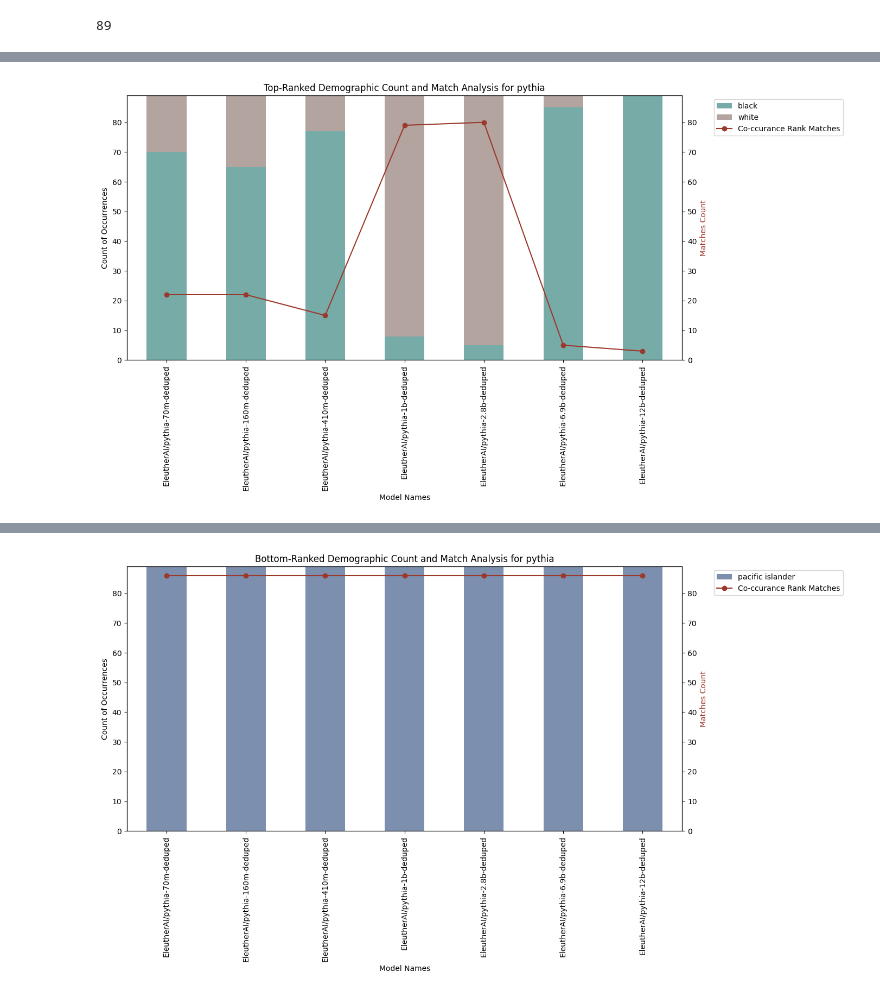
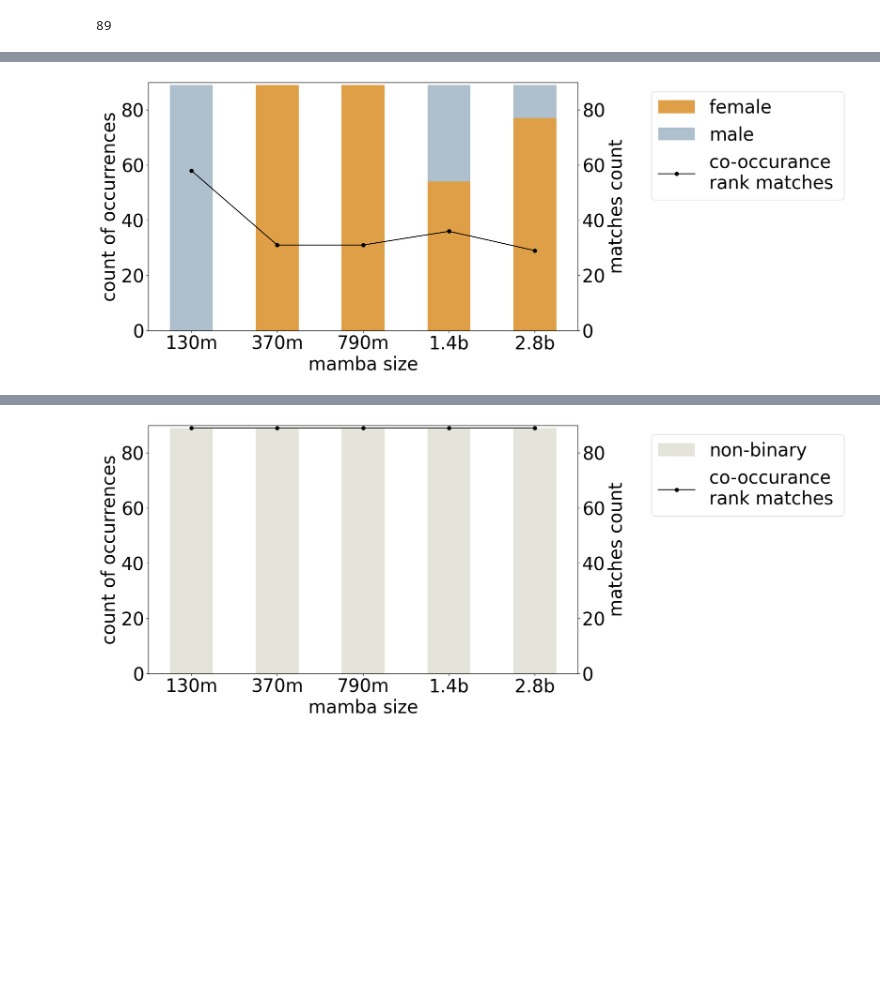
Before and after one commit to shan23chen/Cross-Care, a Jupyter notebook: propagation_eval/section3/wild_model_pile.ipynb, the cells around one changed output, grey strips where cells are left out. Cells and saved outputs as stored; diff of their text form; code cells hidden in the pictures; blank space fills up the shorter version.

```diff
--- a/propagation_eval/section3/wild_model_pile.ipynb
+++ b/propagation_eval/section3/wild_model_pile.ipynb
@@ -26,12 +26,12 @@ gender_categories = [
     "non-binary",
 ]
 
-demographic = 'race' # or 'gender'
+demographic = 'gender' # or 'gender'
 language = 'en'
 logits_dir = "../../logits_results"
 
-color_palette = {"asian": '#9c392d', "black": '#77aba7', "white": '#b3a49f', "hispanic": '#a3748e', "pacific islander": '#7d8fae',
-                 "indigenous": '#e49f63', 'male': '#b55945', 'female': '#a4c5af', 'non-binary': '#de9f47'}
+color_palette = {"asian": '#b55945', "black": '#a4c5af', "white": '#b3a49f', "hispanic": '#a3748e', "pacific islander": '#7d8fae',
+                 "indigenous": '#ee8227', 'male': '#aebfce', 'female': '#de9f47', 'non-binary': '#e5e4da'}
 
 # Apply softmax directly on logits_ranking to get the probability distribution
 def softmax(x):
@@ -86,6 +86,9 @@ for model in models:
                 results_rank_comb = pd.concat([results_rank_comb, row], ignore_index=True)
 
 results_rank_comb['prob_distribution'] = results_rank_comb['logits_ranking'].apply(softmax)
+# %%
+color_palette = {"asian": '#b55945', "black": '#a4c5af', "white": '#b3a49f', "hispanic": '#a3748e', "pacific islander": '#7d8fae',
+                 "indigenous": '#ee8227', 'male': '#aebfce', 'female': '#de9f47', 'non-binary': '#e5e4da'}
 # %%
 rank_df_valid = results_rank_comb
 # %%
@@ -229,17 +232,27 @@ def visualize_demographic_rankings_filtered(dataframe, grouping, demographic_pos
     print(match_counts)
 
     # Plotting
+    xticks = []
+    for model in models_to_include:
+        if grouping == 'mamba':
+            xticks.append(model.split('-')[-1])
+        else:
+            xticks.append(model.split('-')[-2])
+
     grouped_data = filtered_df.groupby('model_name')['target_demographic'].value_counts().unstack(fill_value=0).reindex(models_to_include)
+    grouped_data['model_name'] = xticks
+    grouped_data.set_index('model_name', inplace=True)
     print(grouped_data)
-    fig, ax = plt.subplots(figsize=(14, 8))
-    bars = grouped_data.plot(kind='bar', stacked=True, ax=ax, color={'white': '#b3a49f', 'black': '#77aba7', 'asian': '#9c392d', 'hispanic': '#a3748e', 'indigenous': '#e49f63', 'pacific islander': '#7d8fae'})
+    fig, ax = plt.subplots(figsize=(18, 7))
+    bars = grouped_data.plot(kind='bar', stacked=True, ax=ax, color=color_palette)
 
     # Adding match counts as a line curve
     ax2 = ax.twinx()
-    line, = ax2.plot(match_counts.index, match_counts, marker='o', color='#9c392d', label='Matches Count')
-    ax2.set_ylabel('Matches Count', color='#9c392d')
-    ax2.set_yticks(np.arange(0, len(results_rank_comb.disease.unique())+1, 10))
-    ax2.set_ylim(0, len(results_rank_comb.disease.unique()))
+    line, = ax2.plot(match_counts.index, match_counts, marker='o', color='black', label='matches count')
+    ax2.set_ylabel('matches count', color='black', fontsize=30)
+    ax2.set_yticks(np.arange(0, 91, 20))
+    ax2.tick_params(axis='y', labelsize=30)
+    ax2.set_ylim(0, 90)
 
     # Setting titles and labels
     title_map = {
@@ -247,23 +260,28 @@ def visualize_demographic_rankings_filtered(dataframe, grouping, demographic_pos
         'bottom': 'Bottom-Ranked',
         'second_bottom': 'Second-to-Bottom-Ranked'
     }
-    ax.set_title(f'{title_map[demographic_position]} Demographic Count and Match Analysis for {grouping}')
-    ax.set_ylabel('Count of Occurrences')
-    ax.set_xlabel('Model Names')
-    ax.set_ylim(0, len(results_rank_comb.disease.unique()))
+    # ax.set_title(f'{title_map[demographic_position]} Demographic Count and Match Analysis for {grouping}')
+    ax.set_ylabel('count of occurrences', fontsize=30)
+    ax.set_xlabel(f'{grouping} size', fontsize=30)
+    ax.set_ylim(0, 90)
+    print(ax.get_xticklabels())
+    ax.set_xticklabels(ax.get_xticklabels(), rotation=0)
+    ax.tick_params(axis='x', labelsize=30)
+    ax.tick_params(axis='y', labelsize=30)
 
     # Combining legends and remove any automatic legend
     handles1, labels1 = ax.get_legend_handles_labels()
     handles2, labels2 = ax2.get_legend_handles_labels()
-    ax.legend(handles1 + [line], labels1 + ['Co-ccurance Rank Matches'], bbox_to_anchor=(1.05, 1), loc='upper left')
+    ax.legend(handles1 + [line], labels1 + ['co-occurance \nrank matches'], bbox_to_anchor=(1.15, 1), loc='upper left', fontsize=30)
 
-    plt.xticks(rotation=45)
+    # plt.xticks(rotation=45)
     plt.tight_layout()
     plt.show()
+    fig.savefig(f'/clinical_nlp/Cross-Care/propagation_eval/section3/images/{grouping}_{demographic_position}_{demographic}_count.png')
 
 # Example usage:
-visualize_demographic_rankings_filtered(results_rank_comb, 'pythia', 'top')
-visualize_demographic_rankings_filtered(results_rank_comb, 'pythia', 'bottom')
-visualize_demographic_rankings_filtered(results_rank_comb, 'pythia', 'second_bottom')
+visualize_demographic_rankings_filtered(results_rank_comb, 'mamba', 'top')
+visualize_demographic_rankings_filtered(results_rank_comb, 'mamba', 'bottom')
+visualize_demographic_rankings_filtered(results_rank_comb, 'mamba', 'second_bottom')
 # %% [output]
 model_name
@@ -287,2 +302,2 @@ EleutherAI/pythia-12b-deduped      89      0
-[figure, old version]
+[figure, new version]
 model_name
@@ -306,2 +318,2 @@ EleutherAI/pythia-12b-deduped                 89
-[figure, old version]
+[figure, new version]
 model_name
```
Also changed, not shown: parts of 5 cells of this notebook, 5 other files.
